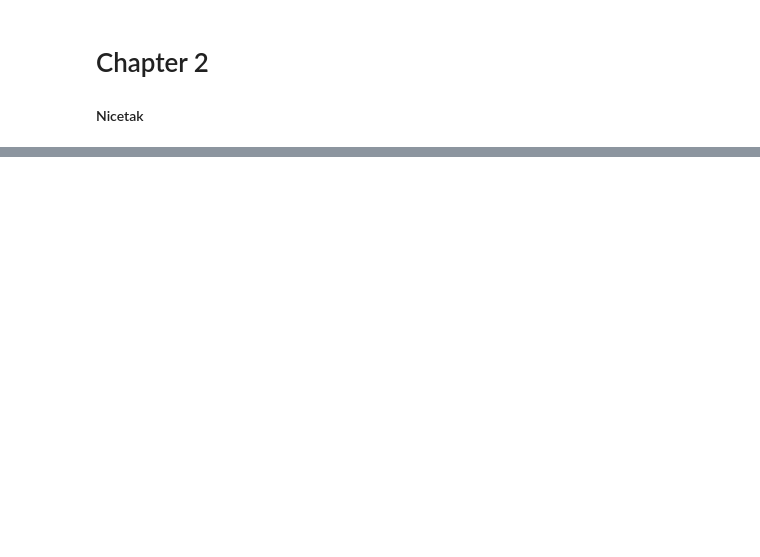
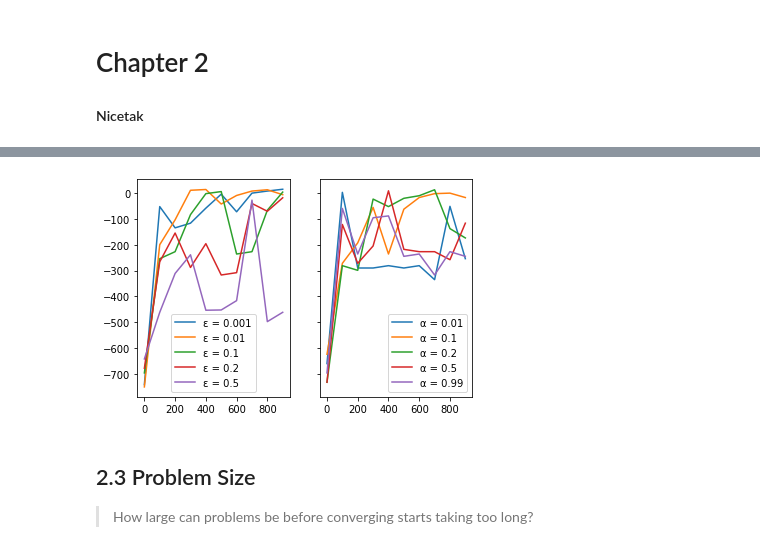
Before and after one commit to CSReading/DeepRL, a Jupyter notebook: exercises/chapter02/nicetak/nicetak.ipynb, the cells around one changed output, grey strips where cells are left out. Saved outputs shown, nothing was run; the diff lists cells and outputs as text; code cells hidden in the pictures; blank space fills up the shorter version.

```diff
--- a/exercises/chapter02/nicetak/nicetak.ipynb
+++ b/exercises/chapter02/nicetak/nicetak.ipynb
@@ -59,0 +68,3 @@ plt.show()
+# %%
+taxi = Taxi()
+taxi.train(method = "SARSA", verbose=True)
@@ -59,0 +82,28 @@ plt.show()
+# %%
+epsilons = [0.001, 0.01, 0.1, 0.2, 0.5]
+alphas = [0.01, 0.1, 0.2, 0.5, 0.99]
+
+f, (ax1, ax2) = plt.subplots(1, 2, sharey=True)
+
+for (epsilon, alpha) in zip(epsilons, alphas):
+
+    taxi = Taxi()
+    taxi.train(method = "SARSA", epsilon=epsilon)
+    xs = range(0, taxi.n_episode, 100)
+    ys = taxi.log_reward[0::100]
+    ax1.plot(xs, ys, label = f"ε = {epsilon}")
+
+    taxi = Taxi()
+    taxi.train(method = "SARSA", alpha=alpha)
+    xs = range(0, taxi.n_episode, 100)
+    ys = taxi.log_reward[0::100]
+    ax2.plot(xs, ys, label = f"α = {alpha}")
+
+ax1.legend()
+ax2.legend()
+plt.show()
+# %% [output]
+[figure, added]
+# %% [markdown]
+## 2.3 Problem Size
+>How large can problems be before converging starts taking too long?
```
Also changed, not shown: parts of 10 cells of this notebook, 2 other files.
